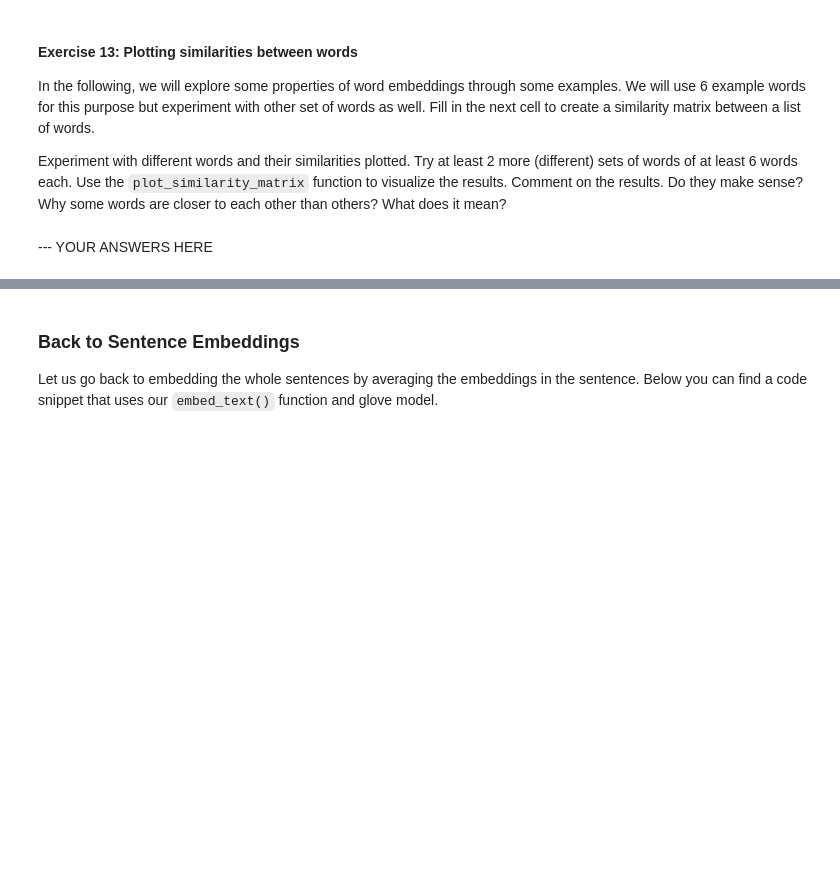
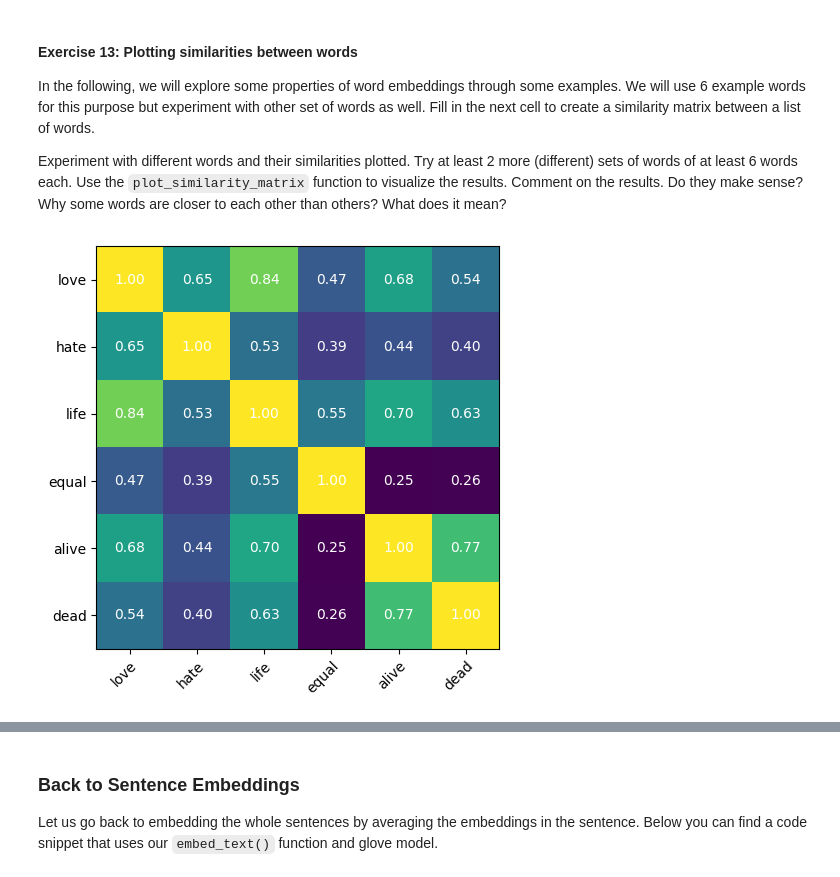
Before and after one commit to lauraa169/NLP_labs, a Jupyter notebook: lab2_empty.ipynb, the cells around one changed output, grey strips where cells are left out. Cells and saved outputs as stored; diff of their text form; code cells hidden in the pictures; blank space fills up the shorter version.

```diff
--- a/lab2_empty.ipynb
+++ b/lab2_empty.ipynb
@@ -1012,6 +1023,10 @@ def calculate_idf(bows):
     Returns: a numpy array of size D with IDF values for each token
     """
     ### YOUR CODE HERE
+    N = bows.shape[0]
+    df = np.sum(bows != 0, axis=0)
+    idf = np.log10(N / df+1)
+    return idf
 
 
 
@@ -1040,6 +1053,7 @@ KeyboardInterrupt:
 ### YOUR CODE HERE
 
 # You can implement the following functions, but you can also use your own design.
+
 
 def calculate_tf_idf_n(bows, idf):
     """
@@ -1051,7 +1065,7 @@ def calculate_tf_idf_n(bows, idf):
     Returns: a numpy array of size (N x D) with TF-IDF values for each document and each token
 
     """
-    pass
+    return bows * idf
 
 
 def calculate_tf_idf(bow, idf):
@@ -1064,7 +1078,7 @@ def calculate_tf_idf(bow, idf):
     Returns: a numpy array of size D with TF-IDF values for each token
 
     """
-    pass
+    return bow * idf
 
 
 def embed_tf_idf(sentence, token_to_id, idf):
@@ -1078,6 +1092,7 @@ def embed_tf_idf(sentence, token_to_id, idf):
     Returns: a numpy array of size D with TF-IDF values for each token
 
     """
-    pass
+    bow = bag_of_words(sentence, token_to_id)
+    return calculate_tf_idf(bow, idf)
 
 ### YOUR CODE ENDS HERE
@@ -1129,6 +1197,8 @@ def parse_embeddings_row(line):
     """
     line_split = line.split()
     ### YOUR CODE HERE
+    token = line_split[0]
+    embedding = np.array(line_split[1:], dtype=float)
 
 
 
@@ -1196,7 +1266,9 @@ class WordEmbeddings:
         embedding = None
         ### YOUR CODE HERE
 
-
+        if token in self.token_to_id:
+            idx = self.token_to_id[token]
+            embedding = self.embeddings[idx]
 
 
         ### YOUR CODE ENDS HERE
@@ -1216,7 +1288,21 @@ class WordEmbeddings:
         embedding = None
         ### YOUR CODE HERE
 
+        valid_embed = [self.embed_token(token) for token in tokens if self.embed_token(token) is not None]
 
+        if len(valid_embed) == 0:
+            if reduction == 'none':
+                return np.zeros((len(tokens), self.embeddings.shape[1]))
+            return np.zeros(self.embeddings.shape[1])
+
+        stacked = np.stack(valid_embed, axis=0)
+
+        if reduction == 'none':
+            embedding = stacked
+        elif reduction == 'mean':
+            embedding = np.mean(stacked, axis=0)
+        elif reduction == 'sum':
+            embedding = np.sum(stacked, axis=0)
 
 
 
@@ -1304,15 +1407,24 @@ Comment on the results. Do they make sense? Why some words are closer to each ot
 # %%
 list_of_words = ['love', 'hate', 'life', 'equal', 'alive', 'dead']
 
 similarity_matrix = np.zeros((len(list_of_words), len(list_of_words)), dtype=float)
 
 ### YOUR CODE HERE
 
+wordsV = [glove50_model.embed_token(word) for word in list_of_words]
+
+for i in range(len(list_of_words)):
+    for j in range(len(list_of_words)):
+
+        if wordsV[i] is not None and wordsV[j] is not None:
+            similarity_matrix[i, j] = cosine_similarity(wordsV[i], wordsV[j])
 
 
 
 
 ### YOUR CODE ENDS HERE
 
 
 plot_similarity_matrix(similarity_matrix, list_of_words)
+# %% [output]
+[figure, added]
@@ -1324,2 +1430,0 @@ plot_similarity_matrix(similarity_matrix, list_of_words)
-# %% [markdown]
---- YOUR ANSWERS HERE
```
Also changed, not shown: parts of 35 cells of this notebook.
